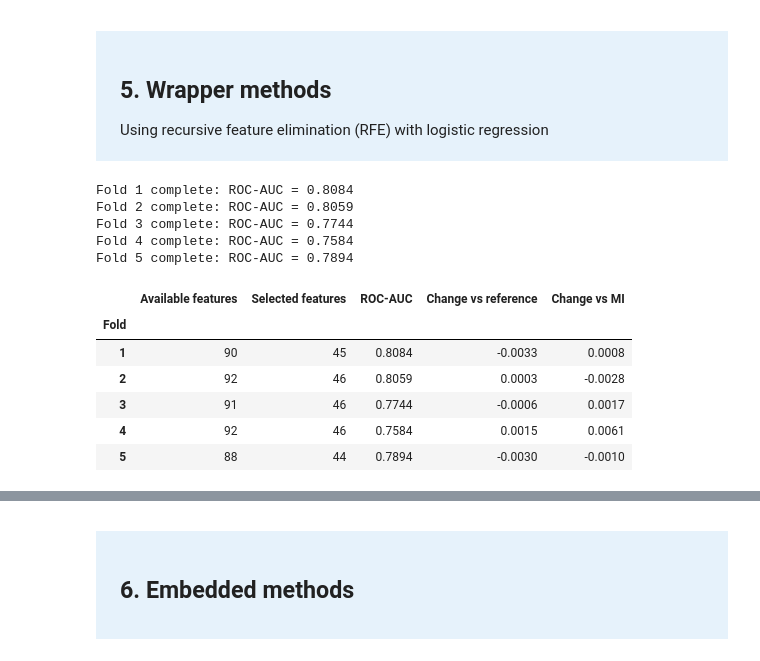
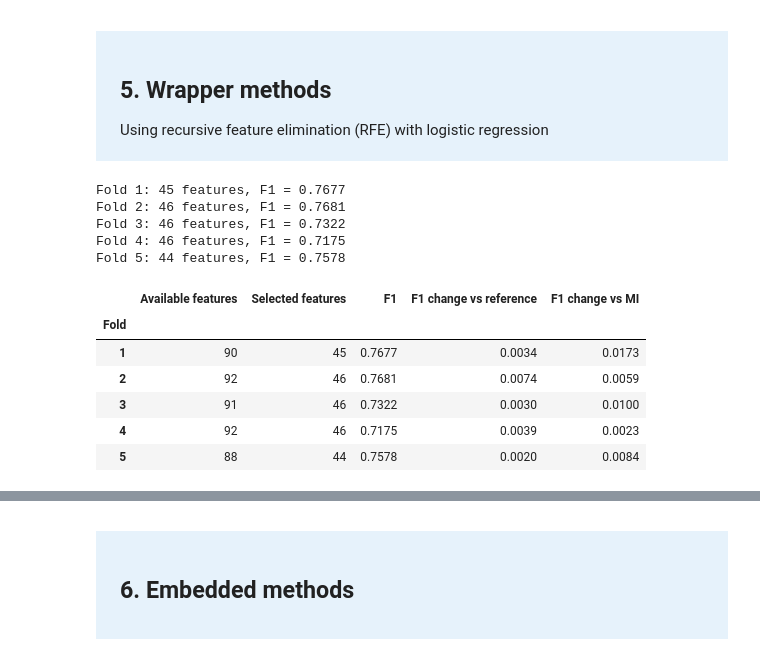
Before and after one commit to Chanti55/Machine_Learning_Group30, a Jupyter notebook: task3_v1.ipynb, the cells around one changed output, grey strips where cells are left out. Drawn from its saved outputs; the diff is of its cells as text; code cells hidden in the pictures.

```diff
--- a/task3_v1.ipynb
+++ b/task3_v1.ipynb
@@ -47,7 +47,7 @@ from sklearn.base import clone
 from sklearn.pipeline import Pipeline
 from sklearn.model_selection import GroupKFold
 from sklearn.linear_model import LogisticRegression
-from sklearn.metrics import roc_auc_score
+from sklearn.metrics import f1_score
 from sklearn.feature_selection import mutual_info_classif
 from sklearn.feature_selection import RFE
 
@@ -70,6 +70,11 @@ DATA_DIR = FINAL_DIR.parent / "data"
 
 RANDOMSTATE = 42
 TARGET = "repeat_purchase_90d"
+THRESHOLD = 0.5
+
+def binary_f1(y_true, probabilities):
+    predictions = (probabilities >= THRESHOLD).astype(int)
+    return f1_score(y_true, predictions, pos_label=1, zero_division=0)
 
 sns.set_theme(style="whitegrid")
 # %%
@@ -204,7 +209,7 @@ for fold, (trainidx, validx) in enumerate(splits, start=1):
         "Training rows": len(trainidx),
         "Validation rows": len(validx),
         "Encoded features": len(feature_names),
-        "ROC-AUC": roc_auc_score(y.iloc[validx], probabilities),
+        "F1": binary_f1(y.iloc[validx], probabilities),
     })
 
 reference_results = pd.DataFrame(reference_rows).set_index("Fold")
@@ -212,7 +217,7 @@ reference_results = pd.DataFrame(reference_rows).set_index("Fold")
 display(reference_results.round(4))
 
 print(
-    f"Mean ROC-AUC: {reference_results['ROC-AUC'].mean():.4f}\n"
-    f"Fold standard deviation: {reference_results['ROC-AUC'].std():.4f}"
+    f"Mean F1: {reference_results['F1'].mean():.4f}\n"
+    f"Fold standard deviation: {reference_results['F1'].std():.4f}"
 )
 # %% [output]
@@ -533,56 +557,59 @@ for fold, (trainidx, validx) in enumerate(splits, start=1):
     X_train = fold_preprocessor.fit_transform(X.iloc[trainidx])
     X_val = fold_preprocessor.transform(X.iloc[validx])
 
     names = (
         fold_preprocessor.named_steps["columns"]
         .get_feature_names_out()
     )
 
-    # Keep exactly the same number of features as MI.
     n_keep = int(np.ceil(len(names) * 0.50))
 
     selector = RFE(
         estimator=clone(reference_model.named_steps["model"]),
         n_features_to_select=n_keep,
         step=5,
     )
-
     selector.fit(X_train, y.iloc[trainidx])
 
-    # RFE's final model is already fitted on the selected features.
-    probabilities = selector.predict_proba(X_val)[:, 1]
-    auc = roc_auc_score(y.iloc[validx], probabilities)
+    positive_class = np.flatnonzero(selector.classes_ == 1)[0]
+    probabilities = selector.predict_proba(X_val)[:, positive_class]
+    fold_f1 = binary_f1(y.iloc[validx], probabilities)
 
     rfe_selected_features[fold] = names[selector.support_].tolist()
 
     rfe_rows.append({
         "Fold": fold,
         "Available features": len(names),
         "Selected features": int(selector.support_.sum()),
-        "ROC-AUC": auc,
-        "Change vs reference":
-            auc - reference_results.loc[fold, "ROC-AUC"],
-        "Change vs MI":
-            auc - mi_cv_results.loc[fold, "ROC-AUC"],
+        "F1": fold_f1,
+        "F1 change vs reference": (
+            fold_f1 - reference_results.loc[fold, "F1"]
+        ),
+        "F1 change vs MI": (
+            fold_f1 - mi_cv_results.loc[fold, "F1"]
+        ),
     })
 
-    print(f"Fold {fold} complete: ROC-AUC = {auc:.4f}")
+    print(
+        f"Fold {fold}: {selector.support_.sum()} features, "
+        f"F1 = {fold_f1:.4f}"
+    )
 
 rfe_cv_results = pd.DataFrame(rfe_rows).set_index("Fold")
 display(rfe_cv_results.round(4))
 # %% [output]
-Fold 1 complete: ROC-AUC = 0.8084
-Fold 2 complete: ROC-AUC = 0.8059
-Fold 3 complete: ROC-AUC = 0.7744
-Fold 4 complete: ROC-AUC = 0.7584
-Fold 5 complete: ROC-AUC = 0.7894
+Fold 1: 45 features, F1 = 0.7677
+Fold 2: 46 features, F1 = 0.7681
+Fold 3: 46 features, F1 = 0.7322
+Fold 4: 46 features, F1 = 0.7175
+Fold 5: 44 features, F1 = 0.7578
-|  | Available features | Selected features | ROC-AUC | Change vs reference | Change vs MI |
+|  | Available features | Selected features | F1 | F1 change vs reference | F1 change vs MI |
 | Fold |  |  |  |  |  |
-| 1 | 90 | 45 | 0.8084 | -0.0033 | 0.0008 |
-| 2 | 92 | 46 | 0.8059 | 0.0003 | -0.0028 |
-| 3 | 91 | 46 | 0.7744 | -0.0006 | 0.0017 |
-| 4 | 92 | 46 | 0.7584 | 0.0015 | 0.0061 |
-| 5 | 88 | 44 | 0.7894 | -0.0030 | -0.0010 |
+| 1 | 90 | 45 | 0.7677 | 0.0034 | 0.0173 |
+| 2 | 92 | 46 | 0.7681 | 0.0074 | 0.0059 |
+| 3 | 91 | 46 | 0.7322 | 0.0030 | 0.0100 |
+| 4 | 92 | 46 | 0.7175 | 0.0039 | 0.0023 |
+| 5 | 88 | 44 | 0.7578 | 0.0020 | 0.0084 |
 # %%
 selection_comparison = filter_comparison.copy()
 
```
Also changed, not shown: parts of 16 cells of this notebook.
